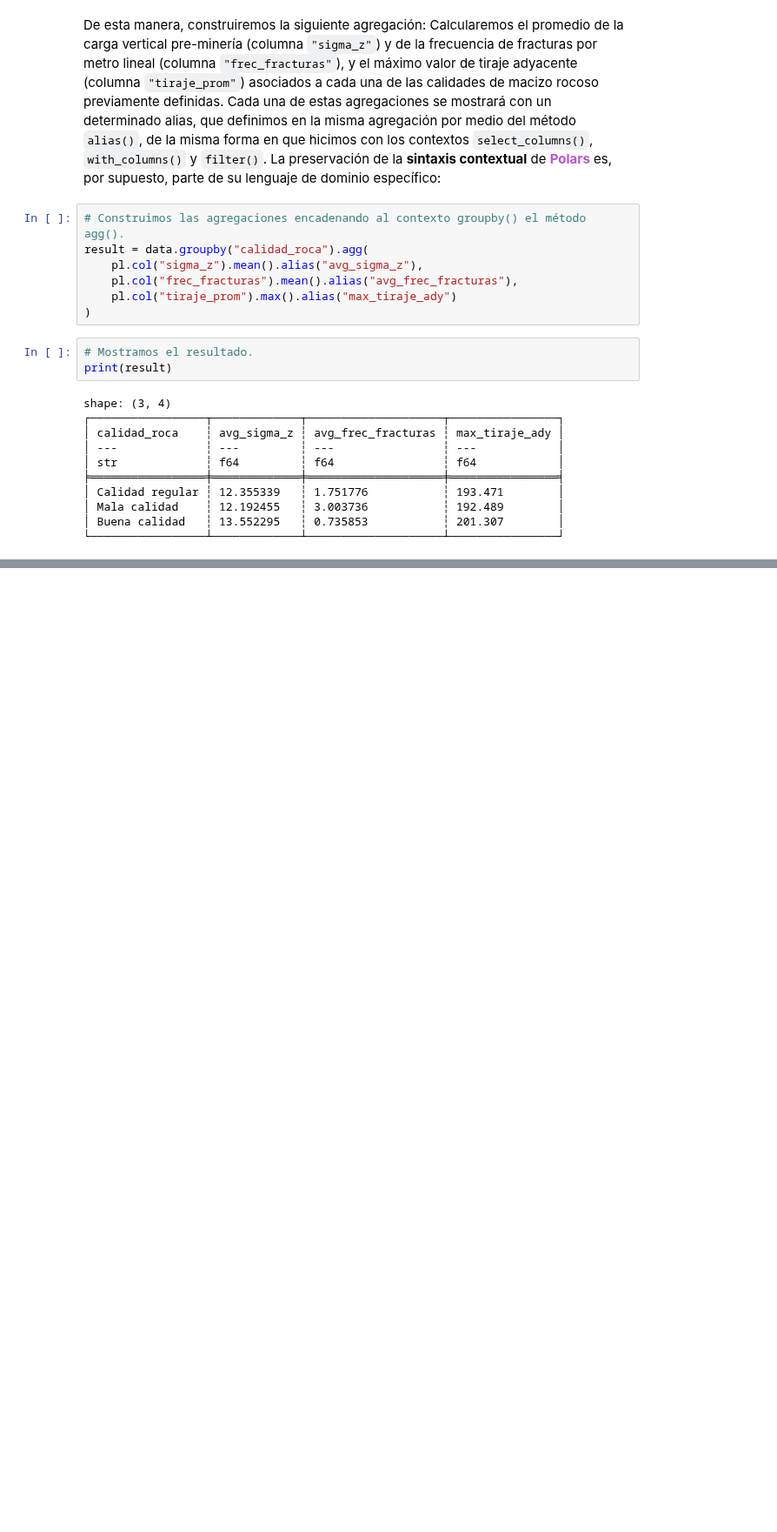
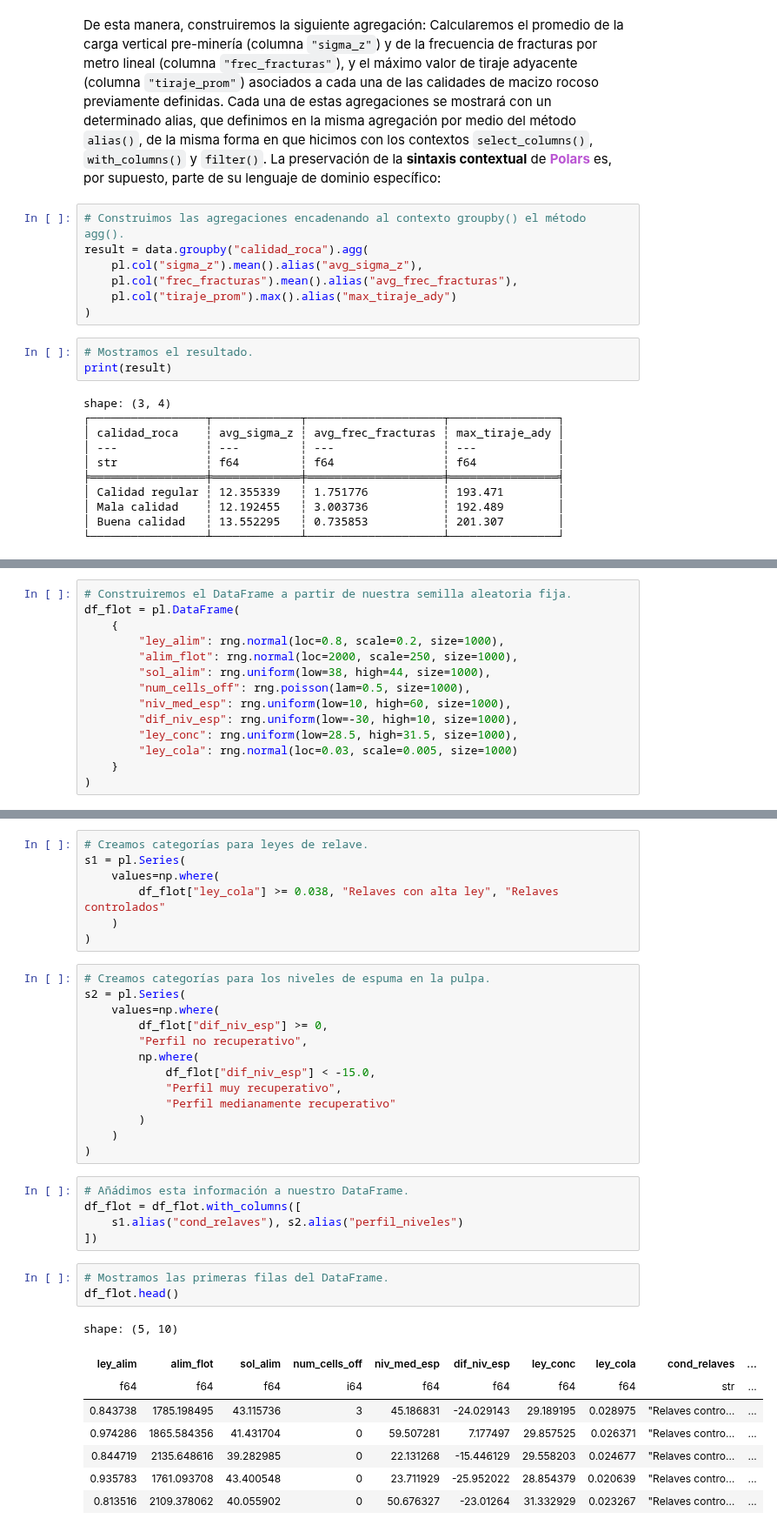
Before and after one commit to rquezadac/udd_data_analytics_lectures, a Jupyter notebook: Sección 5 - Introducción a Polars/clase_5_2.ipynb, the cells around one changed output, grey strips where cells are left out. Shown at 87% size. Saved outputs shown, nothing was run; the diff lists cells and outputs as text; blank space fills up the shorter version.

```diff
--- a/Sección 5 - Introducción a Polars/clase_5_2.ipynb
+++ b/Sección 5 - Introducción a Polars/clase_5_2.ipynb
@@ -350,0 +587,14 @@ shape: (3, 4)
+# %%
+# Construiremos el DataFrame a partir de nuestra semilla aleatoria fija.
+df_flot = pl.DataFrame(
+    {
+        "ley_alim": rng.normal(loc=0.8, scale=0.2, size=1000),
+        "alim_flot": rng.normal(loc=2000, scale=250, size=1000),
+        "sol_alim": rng.uniform(low=38, high=44, size=1000),
+        "num_cells_off": rng.poisson(lam=0.5, size=1000),
+        "niv_med_esp": rng.uniform(low=10, high=60, size=1000),
+        "dif_niv_esp": rng.uniform(low=-30, high=10, size=1000),
+        "ley_conc": rng.uniform(low=28.5, high=31.5, size=1000),
+        "ley_cola": rng.normal(loc=0.03, scale=0.005, size=1000)
+    }
+)
@@ -350,0 +631,37 @@ shape: (3, 4)
+# %%
+# Creamos categorías para leyes de relave.
+s1 = pl.Series(
+    values=np.where(
+        df_flot["ley_cola"] >= 0.038, "Relaves con alta ley", "Relaves controlados"
+    )
+)
+# %%
+# Creamos categorías para los niveles de espuma en la pulpa.
+s2 = pl.Series(
+    values=np.where(
+        df_flot["dif_niv_esp"] >= 0,
+        "Perfil no recuperativo",
+        np.where(
+            df_flot["dif_niv_esp"] < -15.0,
+            "Perfil muy recuperativo",
+            "Perfil medianamente recuperativo"
+        )
+    )
+)
+# %%
+# Añádimos esta información a nuestro DataFrame.
+df_flot = df_flot.with_columns([
+    s1.alias("cond_relaves"), s2.alias("perfil_niveles")
+])
+# %%
+# Mostramos las primeras filas del DataFrame.
+df_flot.head()
+# %% [output]
+shape: (5, 10)
+| ley_alim | alim_flot | sol_alim | num_cells_off | niv_med_esp | dif_niv_esp | ley_conc | ley_cola | cond_relaves | ... |
+| f64 | f64 | f64 | i64 | f64 | f64 | f64 | f64 | str | ... |
+| 0.843738 | 1785.198495 | 43.115736 | 3 | 45.186831 | -24.029143 | 29.189195 | 0.028975 | "Relaves contro… | ... |
+| 0.974286 | 1865.584356 | 41.431704 | 0 | 59.507281 | 7.177497 | 29.857525 | 0.026371 | "Relaves contro… | ... |
+| 0.844719 | 2135.648616 | 39.282985 | 0 | 22.131268 | -15.446129 | 29.558203 | 0.024677 | "Relaves contro… | ... |
+| 0.935783 | 1761.093708 | 43.400548 | 0 | 23.711929 | -25.952022 | 28.854379 | 0.020639 | "Relaves contro… | ... |
+| 0.813516 | 2109.378062 | 40.055902 | 0 | 50.676327 | -23.01264 | 31.332929 | 0.023267 | "Relaves contro… | ... |
```
Also changed, not shown: parts of 50 cells of this notebook, 1 other file.
